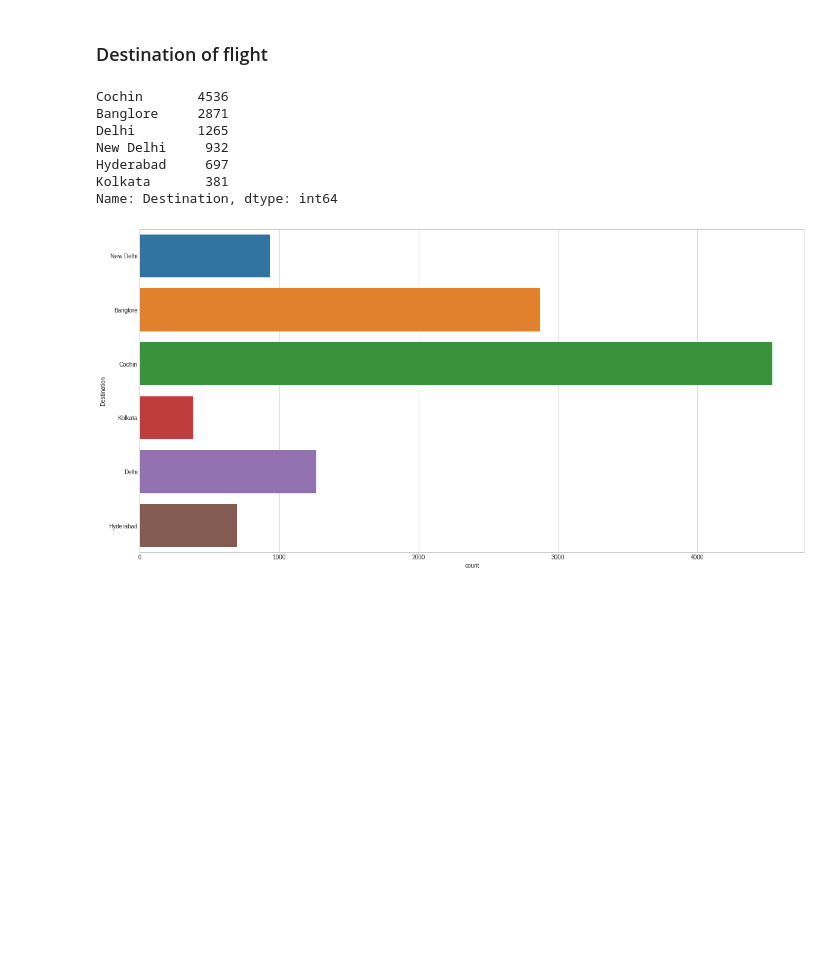
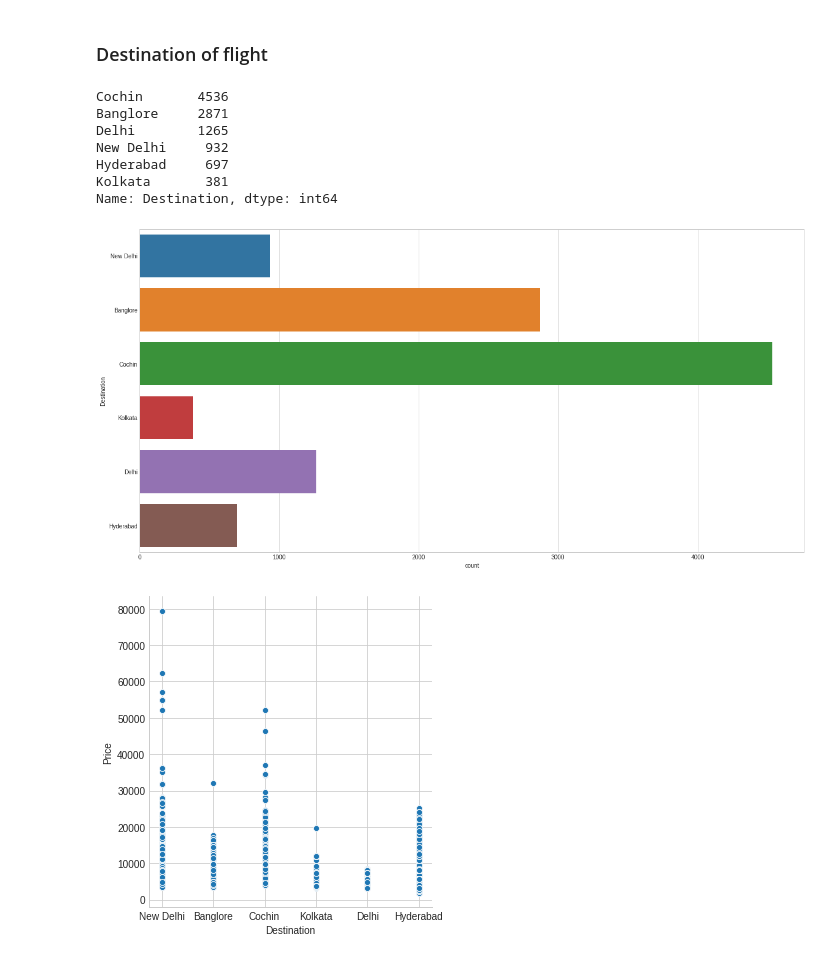
Before and after one commit to shubham-singh-ss/Plane-Ticket-Price-Prediction, a Jupyter notebook: flight_price_prediction.ipynb, the cells around one changed output. Cells and saved outputs as stored; diff of their text form; code cells hidden in the pictures; blank space fills up the shorter version.

```diff
--- a/flight_price_prediction.ipynb
+++ b/flight_price_prediction.ipynb
@@ -209,14 +221,16 @@ Name: Source, dtype: int64
 ### Destination of flight
 # %%
 fig = plt.figure(figsize = (20,10))
-sns.countplot(y = 'Destination', data = train)
-print(df_bin.Destination.value_counts())
+sns.countplot(y = 'Destination', data = df_train)
+sns.relplot(x = 'Destination', y = 'Price', data = df_train)
+print(df_train.Destination.value_counts())
 # %% [output]
 Cochin       4536
 Banglore     2871
 Delhi        1265
 New Delhi     932
 Hyderabad     697
 Kolkata       381
 Name: Destination, dtype: int64
 [figure]
+[figure, added]
```
Also changed, not shown: parts of 13 cells of this notebook.
